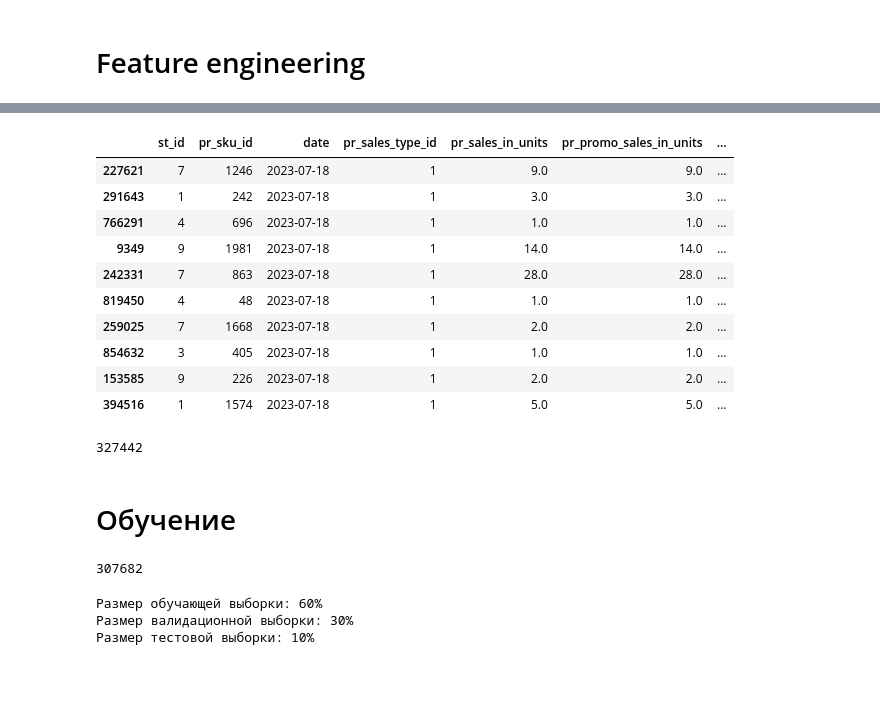
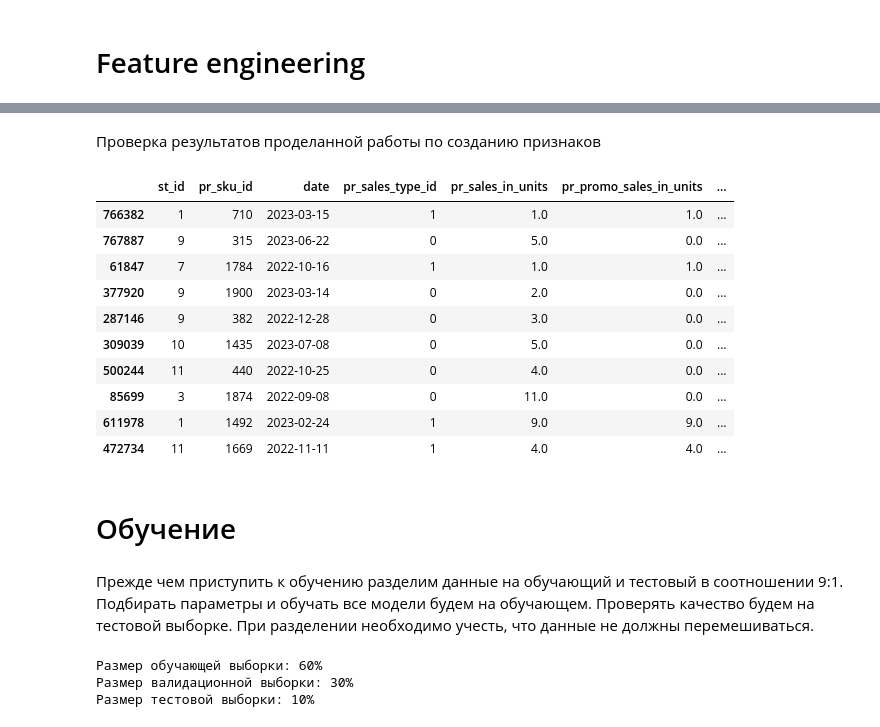
Before and after one commit to Vdol22/Proj_Lenta, a Jupyter notebook: lenta (2).ipynb, the cells around one changed output, grey strips where cells are left out. Drawn from its saved outputs; the diff is of its cells as text; code cells hidden in the pictures; blank space fills up the shorter version.

```diff
--- a/lenta (2).ipynb
+++ b/lenta (2).ipynb
@@ -345,2 +637,0 @@ del st_df
-# %%
-df_num = df_num.query('pr_promo_sales_in_units > 0 & st_is_active != 0')
@@ -348,0 +700,2 @@ df_num = df_num.query('pr_promo_sales_in_units > 0 & st_is_active != 0')
+# %%
+holiday['date'] = pd.to_datetime(holiday['date'], format="%d.%m.%Y", infer_datetime_format=True)
@@ -348,0 +709,3 @@ df_num = df_num.query('pr_promo_sales_in_units > 0 & st_is_active != 0')
+# %%
+# Объединение датафреймов, удалиние лишних столбцов
+df_num = pd.merge(df_num, holiday, on='date').drop(['year', 'day', 'weekday', 'calday','covid'], axis=1)
@@ -366,17 +740,0 @@ df_num = df_num.query('pr_promo_sales_in_units > 0 & st_is_active != 0')
-# %%
-df_num = df_num.sort_values('date', ascending=False)\
-    .assign(pr_sales_in_units_lag=df_num.groupby('pr_cat_id')['pr_sales_in_units'].shift(7),
-            pr_sales_in_rub_lag=df_num.groupby('pr_cat_id')['pr_sales_in_rub'].shift(7),
-            pr_sales_in_units_max_lag=df_num.groupby('pr_cat_id')['pr_sales_in_units'].transform(lambda x: x.rolling(window=7).max()),
-            pr_sales_in_units_min_lag=df_num.groupby('pr_cat_id')['pr_sales_in_units'].transform(lambda x: x.rolling(window=7).min()),
-            pr_sales_in_rub_max_lag=df_num.groupby('pr_cat_id')['pr_sales_in_rub'].transform(lambda x: x.rolling(window=7).max()),
-            pr_sales_in_rub_min_lag=df_num.groupby('pr_cat_id')['pr_sales_in_rub'].transform(lambda x: x.rolling(window=7).min()),
-            mean_sales_week_lag=df_num.groupby(['pr_cat_id', 'pr_sku_id'])['pr_sales_in_units'].transform(lambda x: x.rolling(window=14).mean()),
-            lag_feature_weekday=df_num['date'].dt.weekday.shift(1),
-            month=df_num['date'].dt.month,
-            quarter=df_num['date'].dt.quarter,
-            lag_feature_4weeks=df_num['pr_sales_in_units'].rolling(window=28).sum(),
-            lag_feature_1week=df_num['pr_sales_in_units'].rolling(window=7).sum(),
-            sales_ratio=lambda x: x['lag_feature_4weeks'] / x['lag_feature_1week'],
-            sales_ratio_cat=df_num['pr_sales_in_units'] / df_num.groupby('pr_cat_id')['pr_sales_in_units'].transform('sum'),
-            lag_dayofyear = df_num['date'].dt.dayofyear)
@@ -406,31 +767,24 @@ Name: pr_sales_in_units, dtype: float64
+# %% [markdown]
+Проверка результатов проделанной работы по созданию признаков
 # %%
 pd.set_option('display.max_columns', None)
-df_num.head(10)
+df_num.sample(10)
 # %% [output]
 |  | st_id | pr_sku_id | date | pr_sales_type_id | pr_sales_in_units | pr_promo_sales_in_units | ... |
-| 227621 | 7 | 1246 | 2023-07-18 | 1 | 9.0 | 9.0 | ... |
-| 291643 | 1 | 242 | 2023-07-18 | 1 | 3.0 | 3.0 | ... |
-| 766291 | 4 | 696 | 2023-07-18 | 1 | 1.0 | 1.0 | ... |
-| 9349 | 9 | 1981 | 2023-07-18 | 1 | 14.0 | 14.0 | ... |
-| 242331 | 7 | 863 | 2023-07-18 | 1 | 28.0 | 28.0 | ... |
-| 819450 | 4 | 48 | 2023-07-18 | 1 | 1.0 | 1.0 | ... |
-| 259025 | 7 | 1668 | 2023-07-18 | 1 | 2.0 | 2.0 | ... |
-| 854632 | 3 | 405 | 2023-07-18 | 1 | 1.0 | 1.0 | ... |
-| 153585 | 9 | 226 | 2023-07-18 | 1 | 2.0 | 2.0 | ... |
-| 394516 | 1 | 1574 | 2023-07-18 | 1 | 5.0 | 5.0 | ... |
+| 766382 | 1 | 710 | 2023-03-15 | 1 | 1.0 | 1.0 | ... |
+| 767887 | 9 | 315 | 2023-06-22 | 0 | 5.0 | 0.0 | ... |
+| 61847 | 7 | 1784 | 2022-10-16 | 1 | 1.0 | 1.0 | ... |
+| 377920 | 9 | 1900 | 2023-03-14 | 0 | 2.0 | 0.0 | ... |
+| 287146 | 9 | 382 | 2022-12-28 | 0 | 3.0 | 0.0 | ... |
+| 309039 | 10 | 1435 | 2023-07-08 | 0 | 5.0 | 0.0 | ... |
+| 500244 | 11 | 440 | 2022-10-25 | 0 | 4.0 | 0.0 | ... |
+| 85699 | 3 | 1874 | 2022-09-08 | 0 | 11.0 | 0.0 | ... |
+| 611978 | 1 | 1492 | 2023-02-24 | 1 | 9.0 | 9.0 | ... |
+| 472734 | 11 | 1669 | 2022-11-11 | 1 | 4.0 | 4.0 | ... |
-# %%
-len(df_num)
-# %% [output]
-327442
 # %% [markdown]
 # Обучение
-# %%
-df_num.sort_values(by='date',inplace=True)
-df_num = df_num.set_index('date')
-df_num= df_num.dropna()
-len(df_num)
-# %% [output]
-307682
+# %% [markdown]
+Прежде чем приступить к обучению разделим данные на обучающий и тестовый в соотношении 9:1. Подбирать параметры и обучать все модели будем на обучающем. Проверять качество будем на тестовой выборке. При разделении необходимо учесть, что данные не должны перемешиваться.
 # %%
 train, test = train_test_split(df_num, shuffle=False, test_size=.1)
 train, valid = train_test_split(train, shuffle=False, test_size=.33)
```
Also changed, not shown: parts of 86 cells of this notebook, 5 other files.
